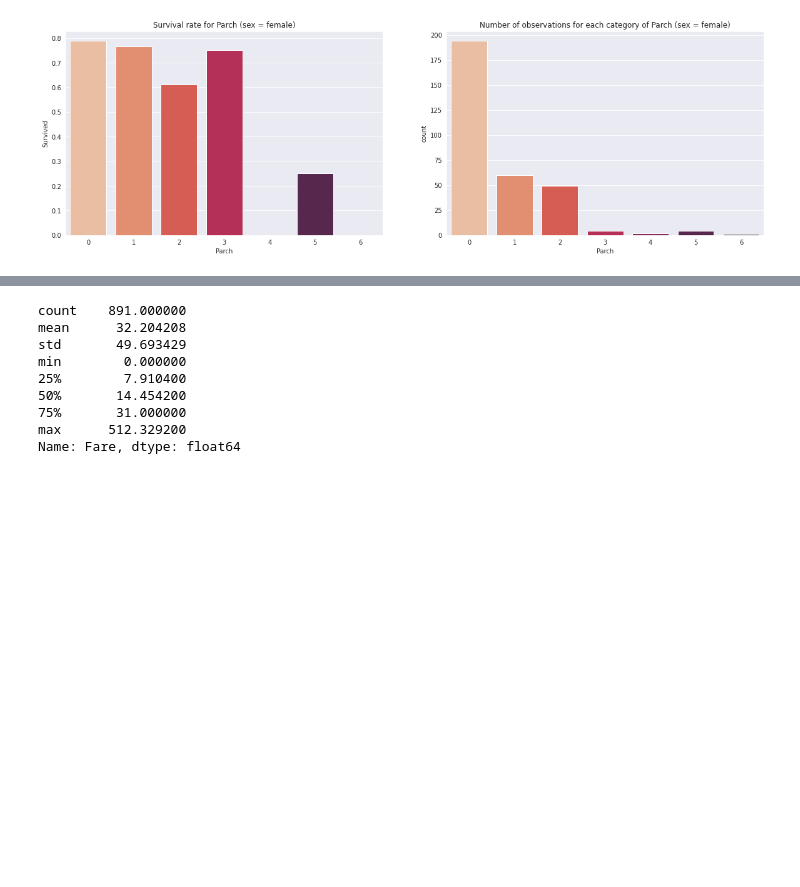
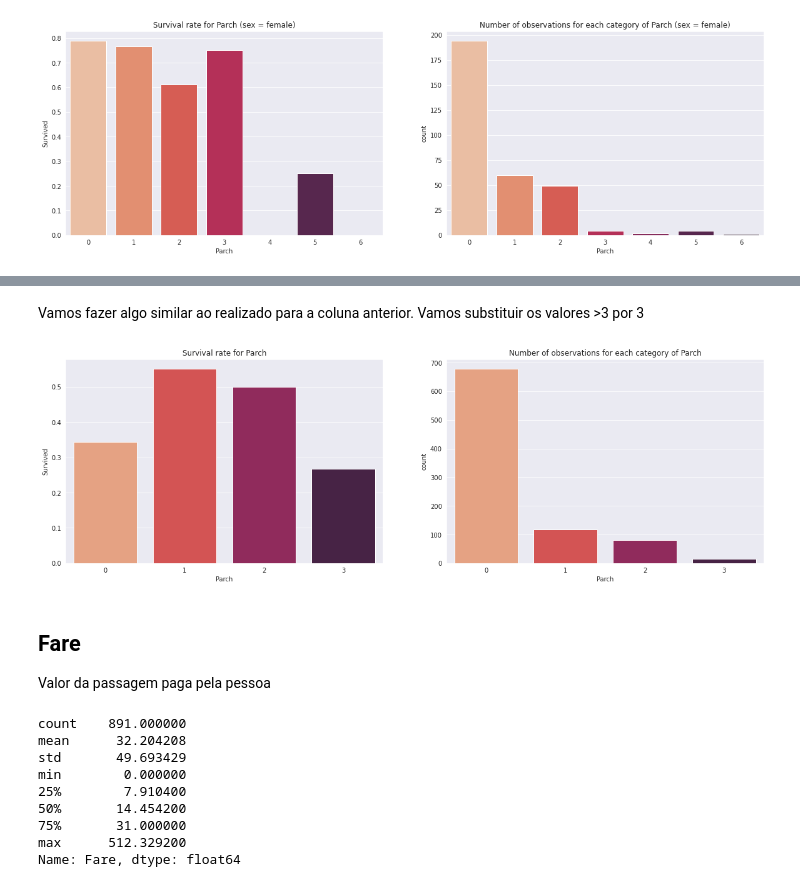
Before and after one commit to jvtdegelo/kaggle_competitions, a Jupyter notebook: Titanic/titanic-EDA.ipynb, the cells around one changed output, grey strips where cells are left out. Drawn from its saved outputs; the diff is of its cells as text; code cells hidden in the pictures; blank space fills up the shorter version.

```diff
--- a/Titanic/titanic-EDA.ipynb
+++ b/Titanic/titanic-EDA.ipynb
@@ -243,3 +259,17 @@ grafico_de_barras_sobrevivencia(train_df[train_df["Sex"] == "female"], "Parch",
+# %% [markdown]
+Vamos fazer algo similar ao realizado para a coluna anterior. Vamos substituir os valores >3 por 3
+# %%
+def trataColunaParch(df):
+    df.loc[df["Parch"]>3, "Parch"] = 3
+    return df
+
+train_df = trataColunaParch(train_df)
+grafico_de_barras_sobrevivencia(train_df, "Parch")
+# %% [output]
+[figure, added]
+# %% [markdown]
+## Fare
+Valor da passagem paga pela pessoa
 # %%
 train_df["Fare"].describe()
 # %% [output]
```
Also changed, not shown: parts of 29 cells of this notebook, 2 other files.
